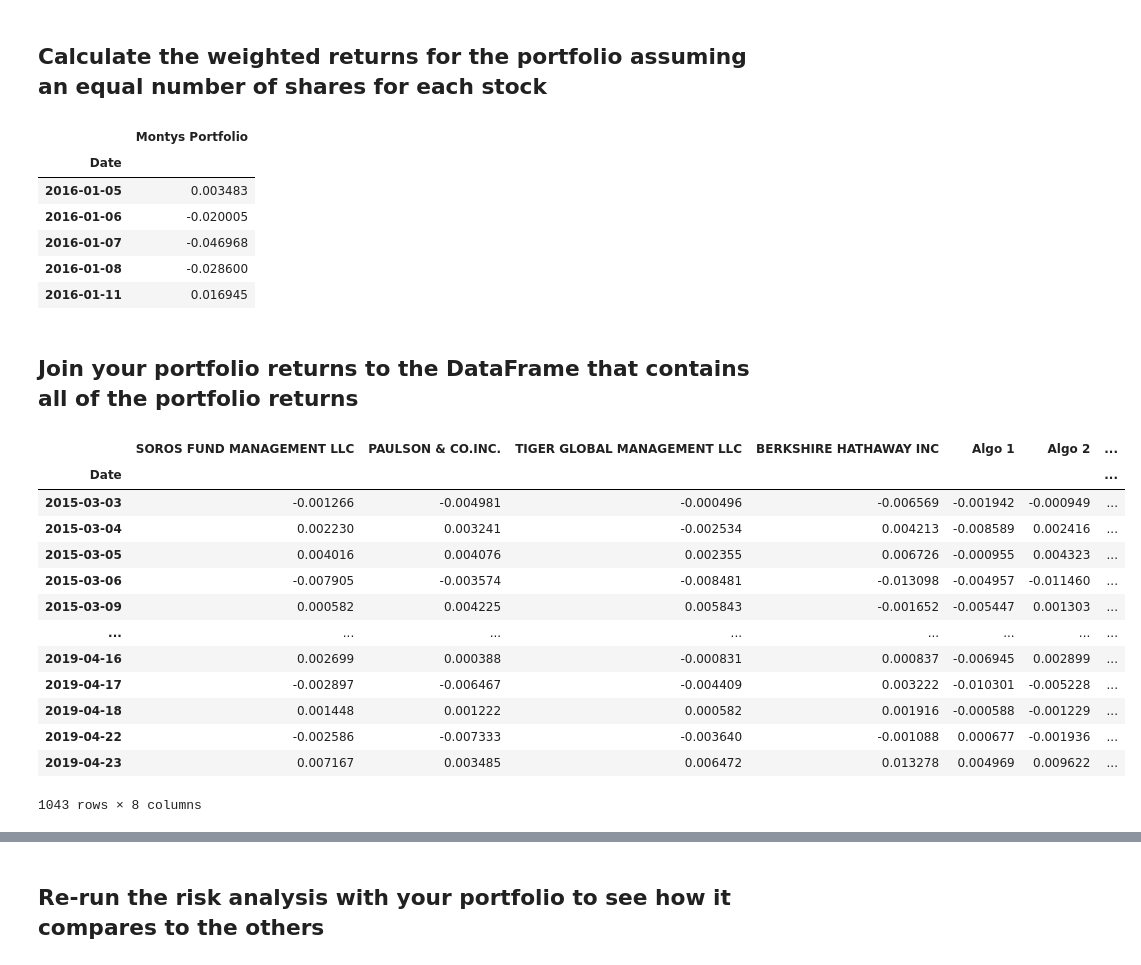
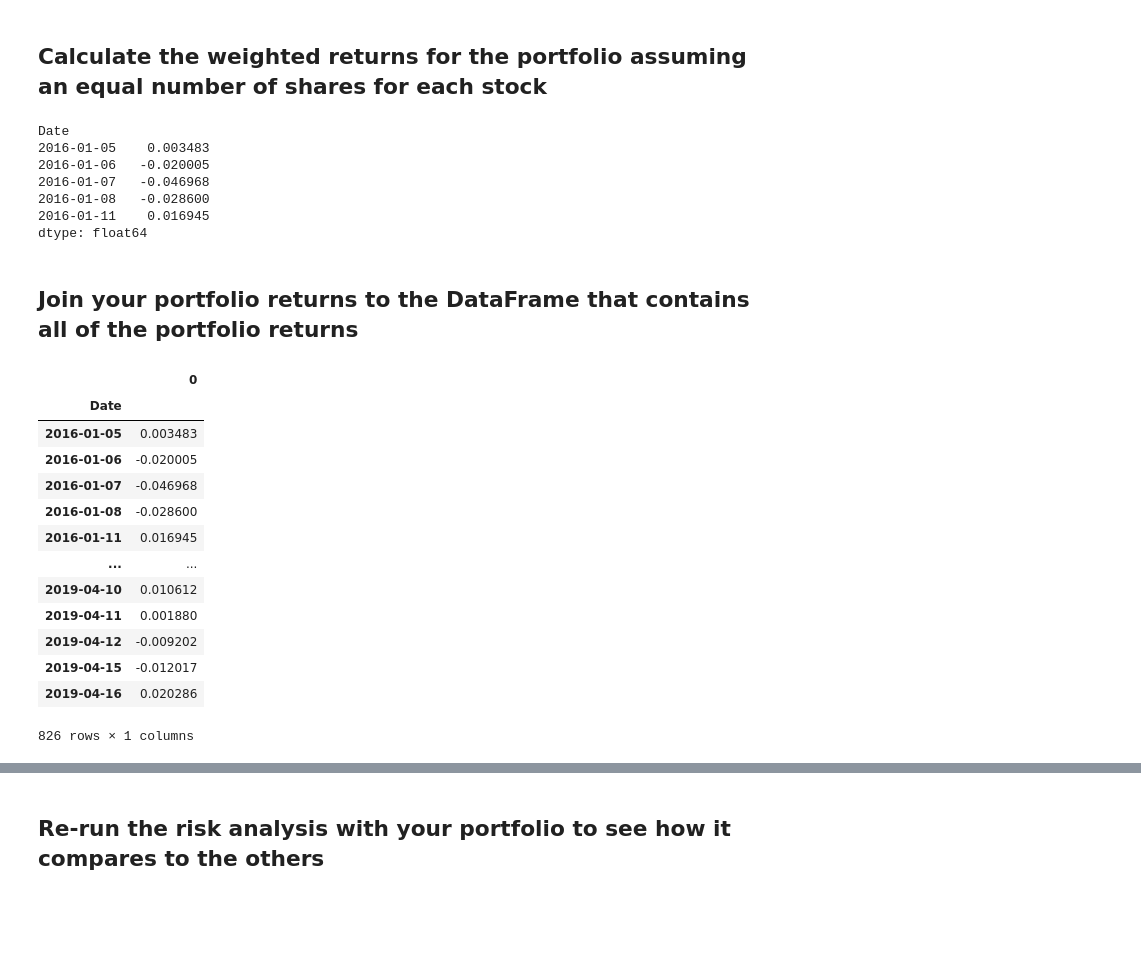
Before and after one commit to MontgomeryG/python-homework, a Jupyter notebook: Starter_Code 2/whale_analysis.ipynb, the cells around one changed output, grey strips where cells are left out. Cells and saved outputs as stored; diff of their text form; code cells hidden in the pictures; blank space fills up the shorter version.

```diff
--- a/Starter_Code 2/whale_analysis.ipynb
+++ b/Starter_Code 2/whale_analysis.ipynb
@@ -797,60 +818,42 @@ montys_portfolio_daily_returns.head()
 weights = [1/5, 1/5, 1/5, 1/5, 1/5]
 
 # Calculate portfolio return
-initial_investment = 10000
 
 montys_portfolio_weighted_returns = montys_portfolio_daily_returns.dot(weights)
 
-#cumulative_returns = (1 + montys_portfolio_daily_returns).cumprod()          #reinvesting proceeds and adding one dollar
-#(initial_investment * cumulative_returns).plot()                # how our initial investment grows over time
+# Display sample data
 
-
-
-
-# Display sample data
-montys_portfolio_weighted_returns
-
-montys_portfolio_weighted_returns_df = pd.DataFrame()
-montys_portfolio_weighted_returns_df= pd.concat([montys_portfolio_weighted_returns], axis=1, join="inner")
-montys_portfolio_weighted_returns_df['Montys Portfolio'] = montys_portfolio_weighted_returns_df[0]
-
-
-montys_portfolio_weighted_returns_df.drop(montys_portfolio_weighted_returns_df.columns[0], axis=1, inplace=True)
-
-montys_portfolio_weighted_returns_df.head()
+display(montys_portfolio_weighted_returns.head())
 # %% [output]
-|  | Montys Portfolio |
-| Date |  |
-| 2016-01-05 | 0.003483 |
-| 2016-01-06 | -0.020005 |
-| 2016-01-07 | -0.046968 |
-| 2016-01-08 | -0.028600 |
-| 2016-01-11 | 0.016945 |
+Date
+2016-01-05    0.003483
+2016-01-06   -0.020005
+2016-01-07   -0.046968
+2016-01-08   -0.028600
+2016-01-11    0.016945
+dtype: float64
 # %% [markdown]
 ## Join your portfolio returns to the DataFrame that contains all of the portfolio returns
 # %%
 # Join your returns DataFrame to the original returns DataFrame
 
-#combined_df = pd.concat([whale_df, algo_df, sp500_pct_change_df], axis=1, join="inner")
+# Create dataframe for montys portfolio, then add montys weighted returns
+montys_portfolio_weighted_returns_df = pd.DataFrame()
+montys_portfolio_weighted_returns_df= pd.concat([montys_portfolio_weighted_returns], axis=1, join="inner")
 
-#montys_portfolio_weighted_returns_df.index# = combined_df['Date'].dt.date
-
-#combined_df.index
-
-mega_portfolio = pd.concat([combined_df, montys_portfolio_weighted_returns_df], axis=1)
-mega_portfolio
+montys_portfolio_weighted_returns_df
 # %% [output]
-|  | SOROS FUND MANAGEMENT LLC | PAULSON & CO.INC. | TIGER GLOBAL MANAGEMENT LLC | BERKSHIRE HATHAWAY INC | Algo 1 | Algo 2 | ... |
-| Date |  |  |  |  |  |  | ... |
-| 2015-03-03 | -0.001266 | -0.004981 | -0.000496 | -0.006569 | -0.001942 | -0.000949 | ... |
-| 2015-03-04 | 0.002230 | 0.003241 | -0.002534 | 0.004213 | -0.008589 | 0.002416 | ... |
-| 2015-03-05 | 0.004016 | 0.004076 | 0.002355 | 0.006726 | -0.000955 | 0.004323 | ... |
-| 2015-03-06 | -0.007905 | -0.003574 | -0.008481 | -0.013098 | -0.004957 | -0.011460 | ... |
-| 2015-03-09 | 0.000582 | 0.004225 | 0.005843 | -0.001652 | -0.005447 | 0.001303 | ... |
-| ... | ... | ... | ... | ... | ... | ... | ... |
-| 2019-04-16 | 0.002699 | 0.000388 | -0.000831 | 0.000837 | -0.006945 | 0.002899 | ... |
-| 2019-04-17 | -0.002897 | -0.006467 | -0.004409 | 0.003222 | -0.010301 | -0.005228 | ... |
-| 2019-04-18 | 0.001448 | 0.001222 | 0.000582 | 0.001916 | -0.000588 | -0.001229 | ... |
-| 2019-04-22 | -0.002586 | -0.007333 | -0.003640 | -0.001088 | 0.000677 | -0.001936 | ... |
-| 2019-04-23 | 0.007167 | 0.003485 | 0.006472 | 0.013278 | 0.004969 | 0.009622 | ... |
+|  | 0 |
+| Date |  |
+| 2016-01-05 | 0.003483 |
+| 2016-01-06 | -0.020005 |
+| 2016-01-07 | -0.046968 |
+| 2016-01-08 | -0.028600 |
+| 2016-01-11 | 0.016945 |
+| ... | ... |
+| 2019-04-10 | 0.010612 |
+| 2019-04-11 | 0.001880 |
+| 2019-04-12 | -0.009202 |
+| 2019-04-15 | -0.012017 |
+| 2019-04-16 | 0.020286 |
-1043 rows × 8 columns
+826 rows × 1 columns
```
Also changed, not shown: parts of 19 cells of this notebook.
